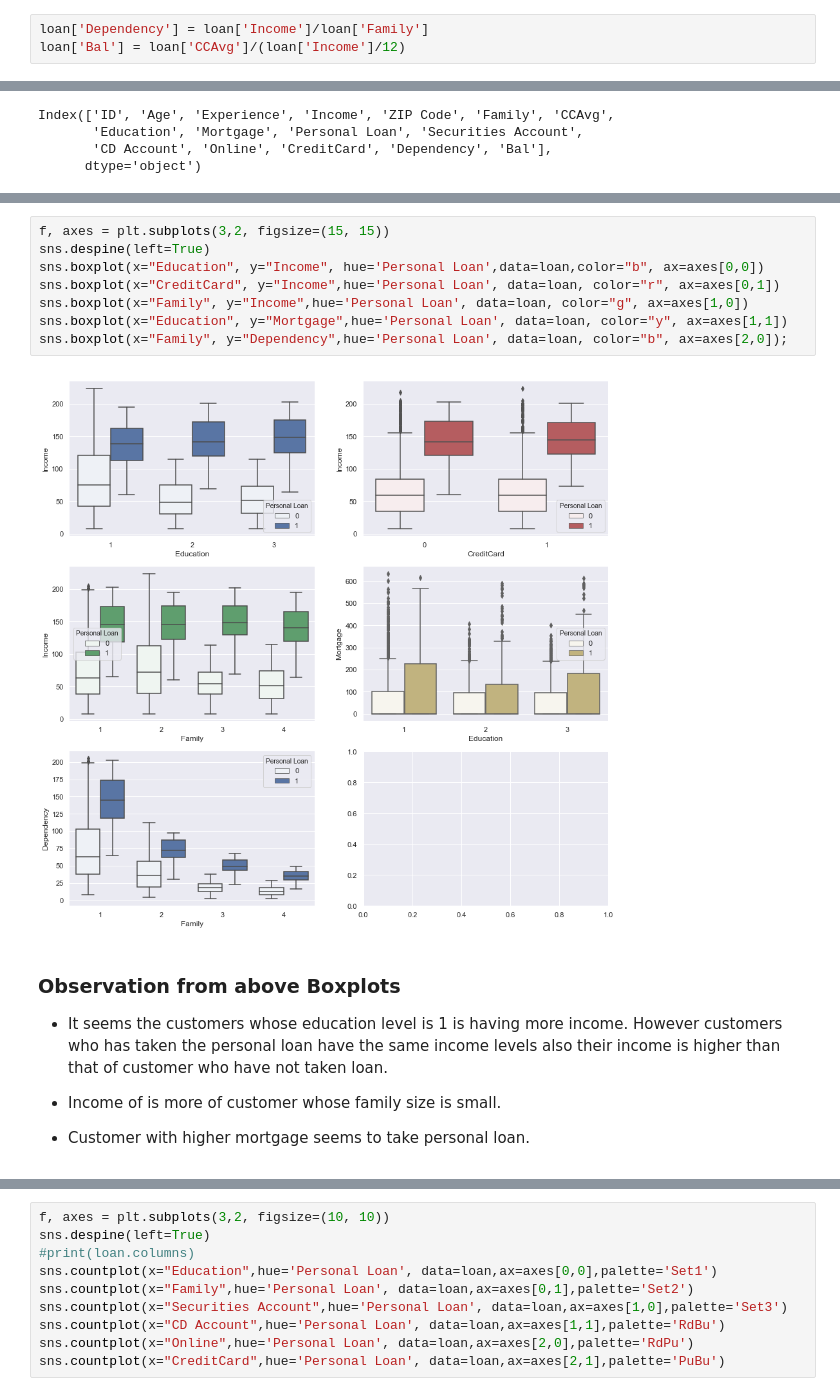
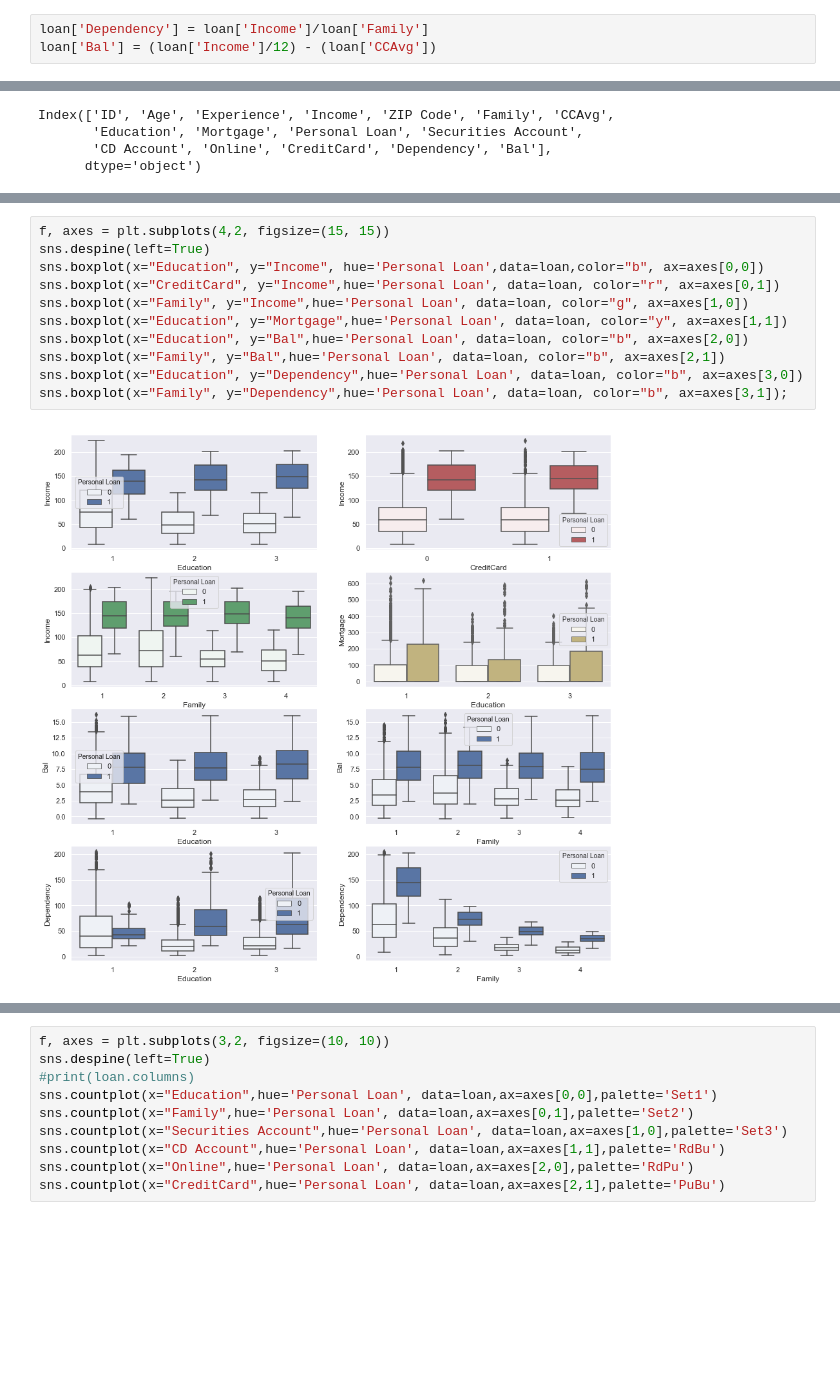
Before and after one commit to AmitMane1993/hello-world, a Jupyter notebook: temp_Supervised Learning_R3_Project1_Thera Bank.ipynb, the cells around one changed output, grey strips where cells are left out. Saved outputs shown, nothing was run; the diff lists cells and outputs as text; blank space fills up the shorter version.

```diff
--- a/temp_Supervised Learning_R3_Project1_Thera Bank.ipynb
+++ b/temp_Supervised Learning_R3_Project1_Thera Bank.ipynb
@@ -89,7 +87,7 @@ loan.isnull().sum().sum()
 > By Looking at loan dataset and general concept we can create new attribute such as dependancy (Income/Family Size) and Monthly balance(CCAvg/(Income/12))
 # %%
 loan['Dependency'] = loan['Income']/loan['Family']
-loan['Bal'] = loan['CCAvg']/(loan['Income']/12)
+loan['Bal'] = (loan['Income']/12) - (loan['CCAvg'])
 # %%
 loan.info()
 # %% [output]
@@ -218,17 +227,13 @@ Index(['ID', 'Age', 'Experience', 'Income', 'ZIP Code', 'Family', 'CCAvg',
 # %%
-f, axes = plt.subplots(3,2, figsize=(15, 15))
+f, axes = plt.subplots(4,2, figsize=(15, 15))
 sns.despine(left=True)
 sns.boxplot(x="Education", y="Income", hue='Personal Loan',data=loan,color="b", ax=axes[0,0])
 sns.boxplot(x="CreditCard", y="Income",hue='Personal Loan', data=loan, color="r", ax=axes[0,1])
 sns.boxplot(x="Family", y="Income",hue='Personal Loan', data=loan, color="g", ax=axes[1,0])
 sns.boxplot(x="Education", y="Mortgage",hue='Personal Loan', data=loan, color="y", ax=axes[1,1])
-sns.boxplot(x="Family", y="Dependency",hue='Personal Loan', data=loan, color="b", ax=axes[2,0]);
+sns.boxplot(x="Education", y="Bal",hue='Personal Loan', data=loan, color="b", ax=axes[2,0])
+sns.boxplot(x="Family", y="Bal",hue='Personal Loan', data=loan, color="b", ax=axes[2,1])
+sns.boxplot(x="Education", y="Dependency",hue='Personal Loan', data=loan, color="b", ax=axes[3,0])
+sns.boxplot(x="Family", y="Dependency",hue='Personal Loan', data=loan, color="b", ax=axes[3,1]);
 # %% [output]
-[figure, old version]
+[figure, new version]
-# %% [markdown]
-### Observation from above Boxplots
-- It seems the customers whose education level is 1 is having more income. However customers who has taken the personal loan have the same income levels also their income is higher than that of customer who have not taken loan.
-
-- Income of is more of customer whose family size is small.
-
-- Customer with higher mortgage seems to take personal loan.
```
Also changed, not shown: parts of 52 cells of this notebook.
